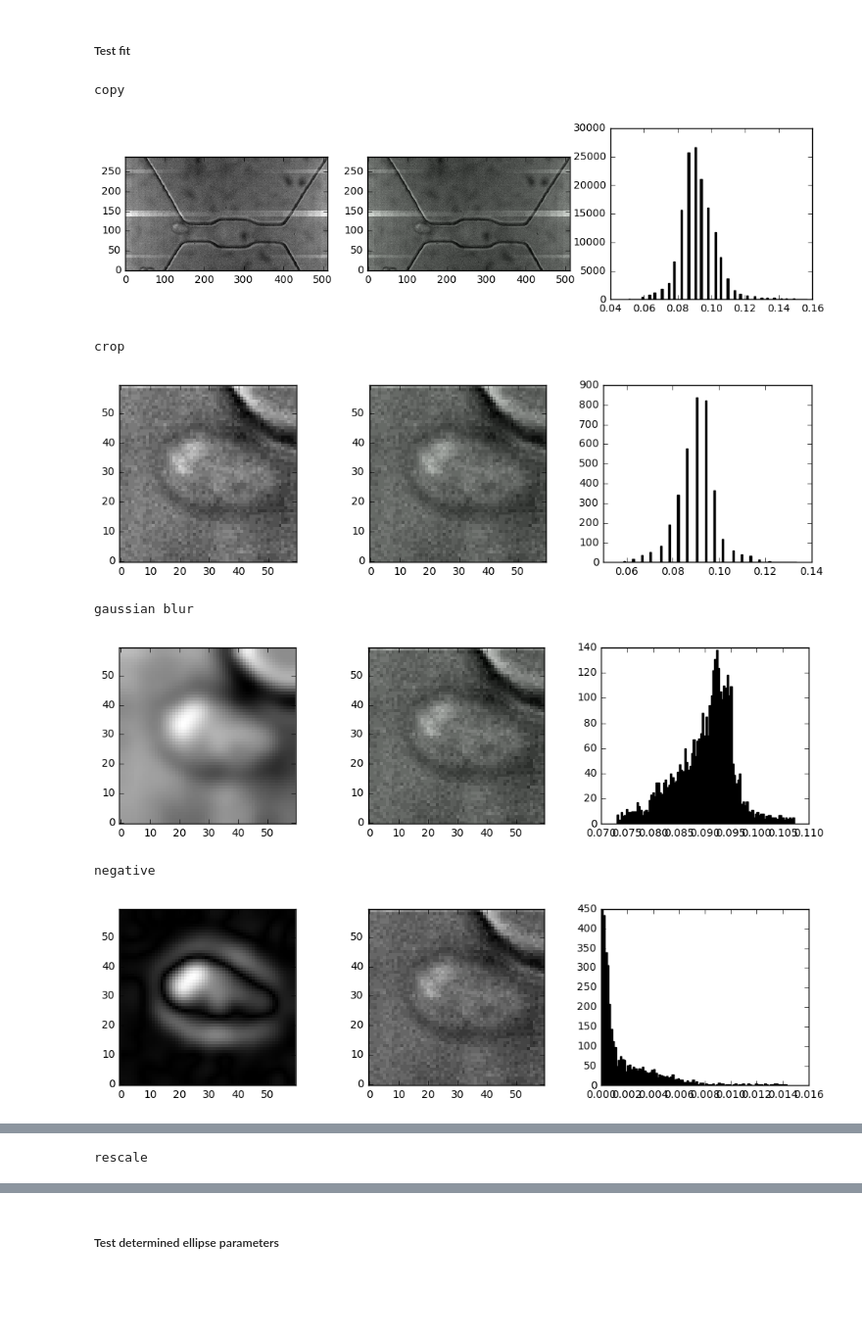
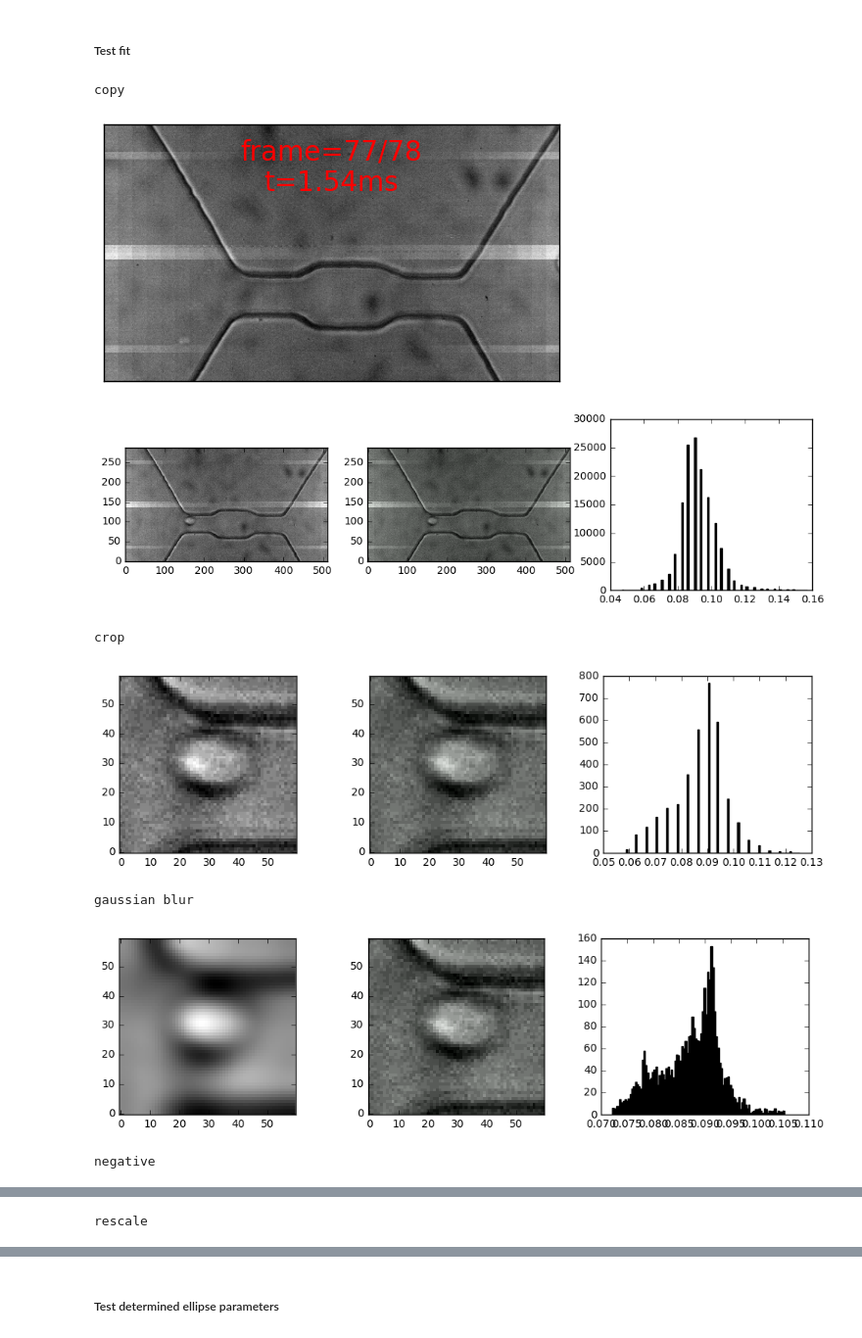
Before and after one commit to codycombs/cell_deformation, a Jupyter notebook: test_ellipse_fit.ipynb, the cells around one changed output, grey strips where cells are left out. Shown at 98% size. Cells and saved outputs as stored; diff of their text form; code cells hidden in the pictures; blank space fills up the shorter version.

```diff
--- a/test_ellipse_fit.ipynb
+++ b/test_ellipse_fit.ipynb
@@ -114,7 +113,7 @@ def plot_all(processed_frame, frame):
 # %% [markdown]
 ## Find event to test fit on
 # %%
-oi_index = 32
+oi_index = 50
 oi_event = oi_events[oi_index]
 reload(oi_file)
 plt.close()
@@ -201,7 +200,7 @@ def preprocess_fit_ellipse(raw_frame, raw_template_frame, detection, debug = 'no
     #################################
 
 
-    blur_kernel = (15,15)
+    blur_kernel = (21,21)
     preprocessing_steps.append(['gaussian blur', blur_kernel])
 
 
@@ -285,7 +284,7 @@ def preprocess_fit_ellipse(raw_frame, raw_template_frame, detection, debug = 'no
     # Threshold
     #################################
 
-    threshold = .275
+    threshold = .265
 
     preprocessing_steps.append(['pixel intensity threshold', threshold])
 
@@ -356,7 +355,7 @@ def preprocess_fit_ellipse(raw_frame, raw_template_frame, detection, debug = 'no
     #################################
 
 
-    cluster_threshold = 15
+    cluster_threshold = 17
     preprocessing_steps.append(['cluster filtering'])
 
 
@@ -640,39 +639,39 @@ def preprocess_fit_ellipse(raw_frame, raw_template_frame, detection, debug = 'no
 xs = oi_event.get_px()
 ys = oi_event.get_py()
 
 xcs, ycs = oi_stage.get_channel_coordinates(xs, ys)
 
 xcs = oi_stage.pixels_to_meters(xcs)
 
 
-xc_left = -15
-xc_right = 0
+xc_left = 0
+xc_right = 20
 
 for j, detection in enumerate(oi_event._detections):
     try:
         if xcs[j] >= xc_left and xcs[j] <= xc_right:
 
 
 
             # Get raw frame
             raw_frame = oi_vid.get_frame(detection._tf)
 
 
             preprocess_fit_ellipse(raw_frame, template_frame, detection, debug = 'all')
 
 
     except Exception as e:
         print 'failed on ', j, len(oi_event._detections)
         exc_type, exc_obj, exc_tb = sys.exc_info()
         fname = os.path.split(exc_tb.tb_frame.f_code.co_filename)[1]
         print(exc_type, fname, exc_tb.tb_lineno)
         pass
 # %% [output]
 copy
-[figure, old version]
+[figure, new version]
+[figure, new version]
 crop
-[figure, old version]
+[figure, new version]
 gaussian blur
-[figure, old version]
+[figure, new version]
 negative
-[figure, old version]
```
Also changed, not shown: parts of 3 cells of this notebook, 2 other files.
